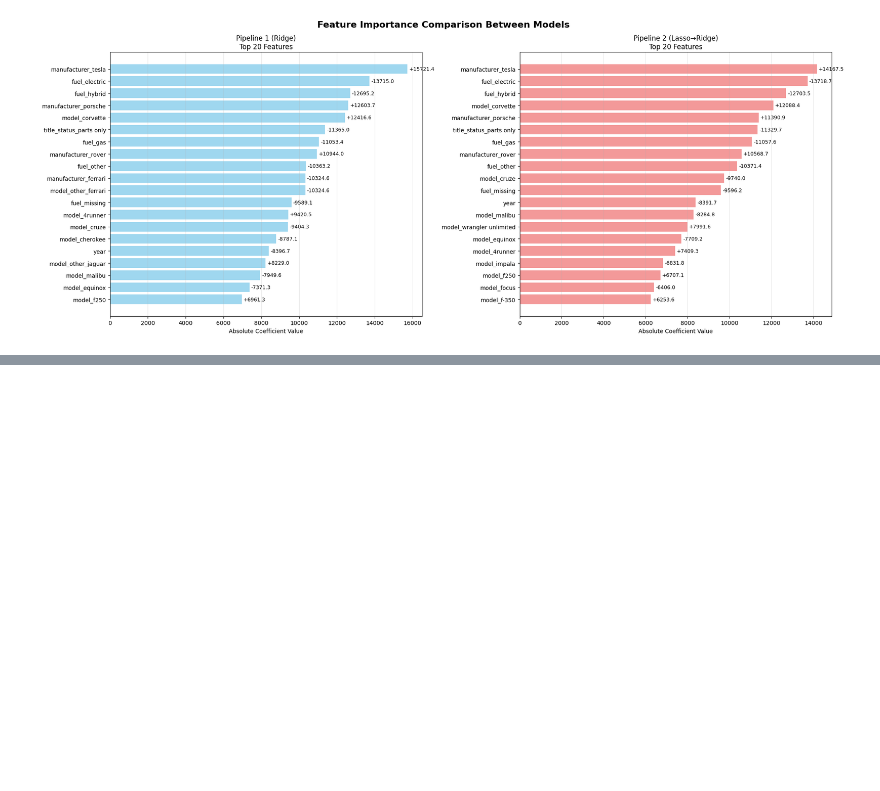
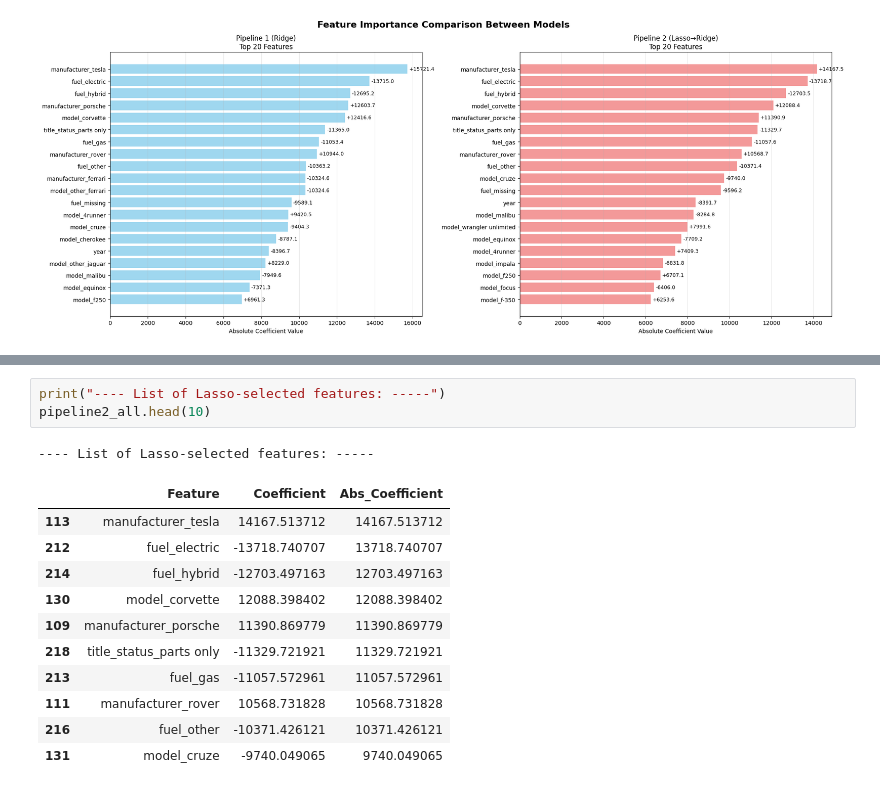
Before and after one commit to jojasan/kaggle-used-cars, a Jupyter notebook: notebooks/evaluation.ipynb, the cells around one changed output, grey strips where cells are left out. Cells and saved outputs as stored; diff of their text form; blank space fills up the shorter version.

```diff
--- a/notebooks/evaluation.ipynb
+++ b/notebooks/evaluation.ipynb
@@ -473,0 +449,16 @@ Both models consistently identify these factors as the primary drivers of vehicl
+# %%
+print("---- List of Lasso-selected features: -----")
+pipeline2_all.head(10)
+# %% [output]
+---- List of Lasso-selected features: -----
+|  | Feature | Coefficient | Abs_Coefficient |
+| 113 | manufacturer_tesla | 14167.513712 | 14167.513712 |
+| 212 | fuel_electric | -13718.740707 | 13718.740707 |
+| 214 | fuel_hybrid | -12703.497163 | 12703.497163 |
+| 130 | model_corvette | 12088.398402 | 12088.398402 |
+| 109 | manufacturer_porsche | 11390.869779 | 11390.869779 |
+| 218 | title_status_parts only | -11329.721921 | 11329.721921 |
+| 213 | fuel_gas | -11057.572961 | 11057.572961 |
+| 111 | manufacturer_rover | 10568.731828 | 10568.731828 |
+| 216 | fuel_other | -10371.426121 | 10371.426121 |
+| 131 | model_cruze | -9740.049065 | 9740.049065 |
```
Also changed, not shown: parts of 6 cells of this notebook, 7 other files.
